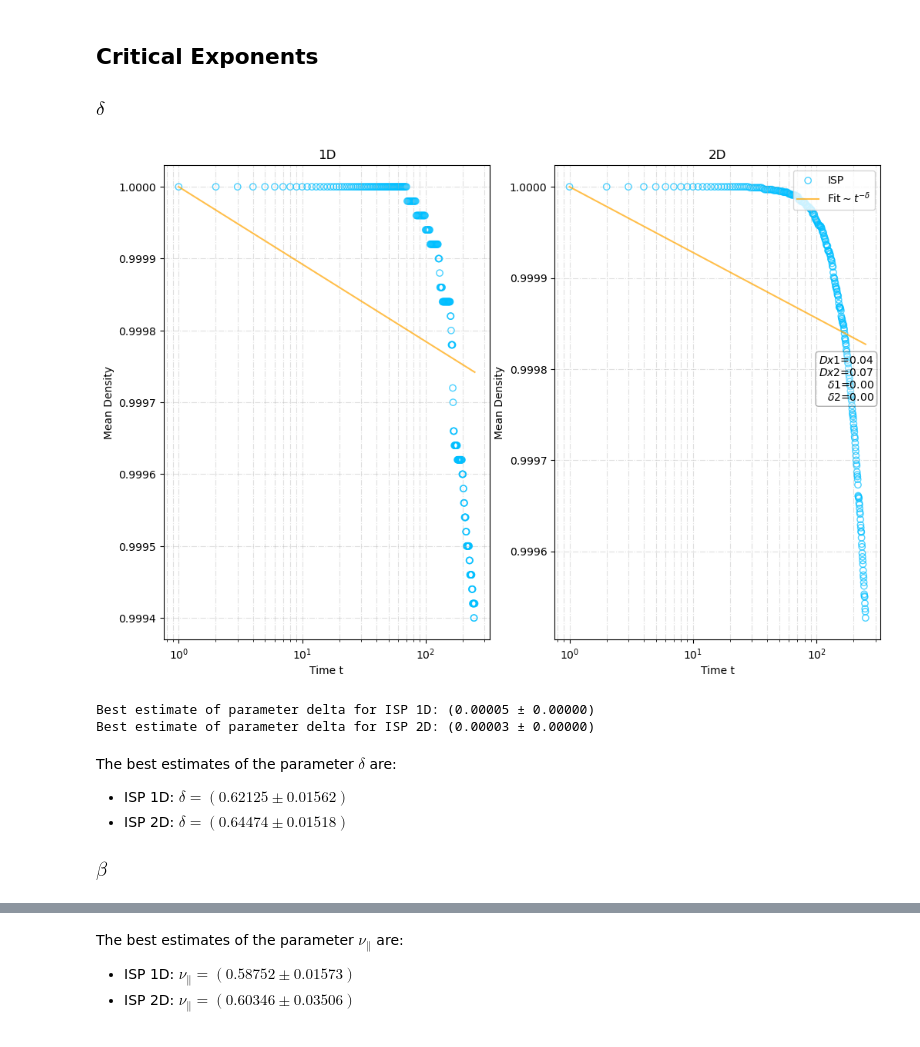
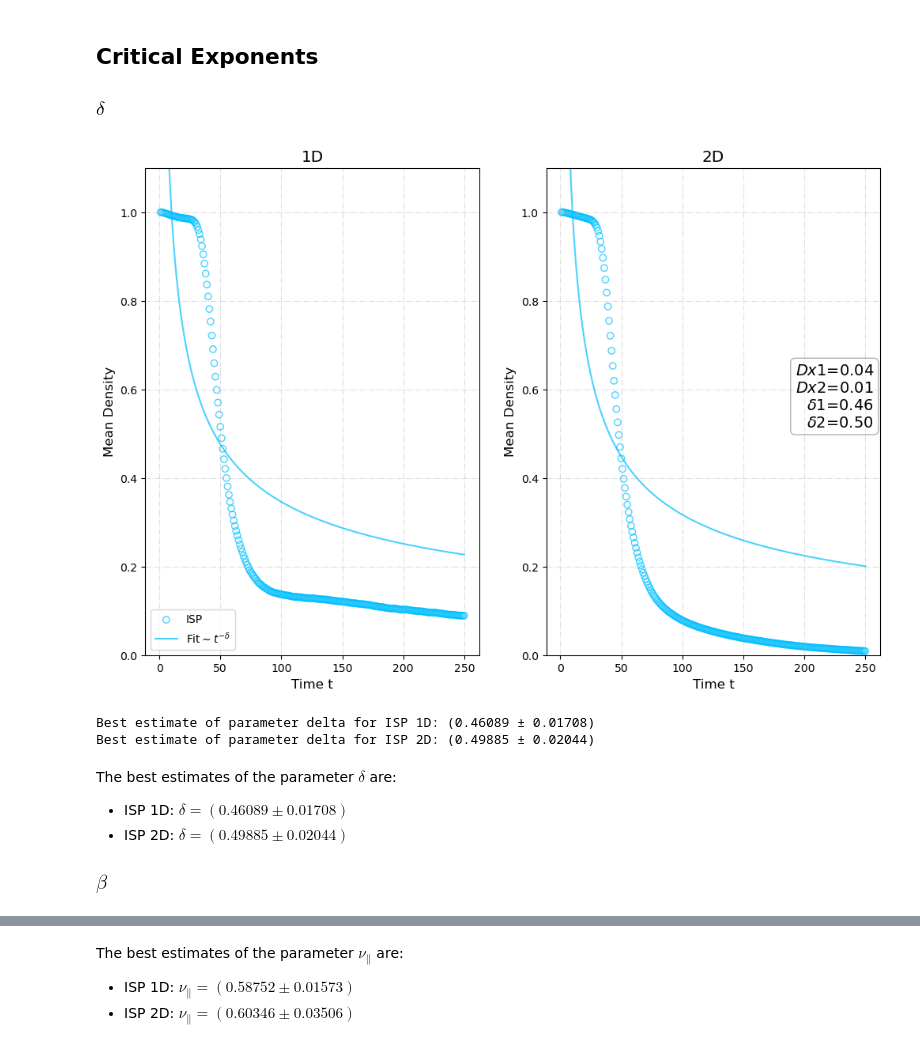
Before and after one commit to pietromalagoli/PCS, a Jupyter notebook: project.ipynb, the cells around one changed output, grey strips where cells are left out. Saved outputs shown, nothing was run; the diff lists cells and outputs as text; code cells hidden in the pictures.

Commit message:
Figure 2, 6 (only beta and delta) done. There is probably some error in the implementation of the diffusion

```diff
--- a/project.ipynb
+++ b/project.ipynb
@@ -260,6 +247,8 @@ par['alpha'] = 1.2
 par['gamma'] = 0.1
 par['lambda'] = 0.4
 par['sigma'] = 0.1
+par['Dx']=0
+par['Dy']=0
 par
 # %% [output]
 {'alpha': 1.2,
@@ -495,6 +460,7 @@ par['lambda']=0.4
 par['nu']=0.004
 par['sigma']=0.1
 par['Dy']=0.01
+par['Dx'] = 0.5
 par
 # %% [output]
 {'alpha': 1.6,
@@ -507,6 +477,6 @@ par
 # %%
-Dspan = np.linspace(1e-4,0.9,20) #100
-params = [100, 2000, dt, par, 50]
+Dspan = np.linspace(1e-4,0.9,100) #100
+params = [100, 600, dt, par, 50]
 F = m.filling_fraction_ST(m.lattice2,Pspan=Dspan,params=params)
 
 plt.figure(figsize=(12,8))
@@ -626,18 +586,27 @@ The percolation threshold was evaluated as $D^c_{x} = (0.04239 \pm0.00005)$ for
 # %% [markdown]
 ## Critical Exponents
 ### $\delta$
+# %%
+par['alpha']=1.2
+par['gamma']=0.2
+par['lambda']=0.6
+par['nu']=0.08
+par['sigma']=0.58
+par['Dy']=0.025
 # %%
 # I directly use the DP threshold values from the paper
 DP_threshold1=0.0382
 DP_threshold2=0.00685
 # %%
+import scipy as sp
 def Fdensity(x,delta):      # known scaling for the density of active sites
     return x**(-delta)
 n_iter = 100     # number of iterations per set of parameters
 models = [m.lattice1,m.lattice2,m.lattice3]
-time_steps = 500
+time_steps = 250
 max_workers = min(os.cpu_count() or 1,n_iter,8)
-t_s = 0. + dt * np.arange(time_steps)
+t_s = dt + dt * np.arange(time_steps)
+
 
 dim = 1
 model = models[dim-1]
@@ -647,8 +616,10 @@ N1 = 500
 args = [(N1,time_steps,dt,local_par1,2)]*n_iter
 active_density_mat1 = np.zeros((n_iter,time_steps))
 with concurrent.futures.ProcessPoolExecutor(max_workers=max_workers) as exe:
-    for i,res in enumerate(exe.map(model,args)):
+    i = 0
+    for res in tqdm(exe.map(model,args),token='8277133179:AAFE5QNsGn4rEAR3HzYtxmasGUarUWfbZwY',chat_id='1288694314'):
         active_density_mat1[i,:] = res[0]
+        i += 1
 mean_density1 = np.mean(active_density_mat1,axis=0)
 
 dim = 2
@@ -659,48 +630,57 @@ N2 = 100
 args = [(N2,time_steps,dt,local_par2,2)]*n_iter
 active_density_mat2 = np.zeros((n_iter,time_steps))
 with concurrent.futures.ProcessPoolExecutor(max_workers=max_workers) as exe:
-    for i,res in enumerate(exe.map(model,args)):
+    i = 0
+    for res in tqdm(exe.map(model,args),token='8277133179:AAFE5QNsGn4rEAR3HzYtxmasGUarUWfbZwY',chat_id='1288694314'):
         active_density_mat2[i,:] = res[0]
+        i += 1
 mean_density2 = np.mean(active_density_mat2,axis=0)
 # Fit
 best_delta1, best_cov1 = curve_fit(f=Fdensity,xdata=t_s,ydata=mean_density1,p0=0.24) # parameter initial guess
 best_delta2, best_cov2 = curve_fit(f=Fdensity,xdata=t_s,ydata=mean_density2,p0=0.44) # comes from the paper
 best_error1 = np.sqrt(np.diag(best_cov1))   # compute standard deviation from covariance
 best_error2 = np.sqrt(np.diag(best_cov2))
+#fit1, fit2 = sp.stats.linregress(np.log(t_s),-np.log(mean_density1)), sp.stats.linregress(np.log(t_s),-np.log(mean_density2))
+#best_delta1, best_delta2 = fit1.slope, fit2.slope
+#best_error1, best_error2 = fit1.stderr, fit2.stderr
 
 fig, ax = plt.subplots(1,2,figsize=(12,8))
 ax[0].scatter(np.arange(1,time_steps+1),mean_density1,alpha=0.7,facecolors='none', edgecolors='deepskyblue',label='ISP')
-ax[0].plot(np.arange(1,time_steps+1),Fdensity(np.arange(1,time_steps+1),best_delta1),c='deepskyblue',label=r'$Fit as t^{-\delta}$',alpha=0.7,linestyle='--')
+ax[0].plot(np.arange(1,time_steps+1),Fdensity(t_s,best_delta1),c='deepskyblue',label=r'$\text{Fit} \sim t^{-\delta}$',alpha=0.7)
 ax[0].set_xlabel('Time t',fontsize='large')
 ax[0].set_ylabel('Mean Density',fontsize='large')
-ax[0].set_xscale('log')
+#ax[0].set_xscale('log')
+#ax[0].set_yscale('log')
+ax[0].set_ylim(0,1.1)
 ax[0].set_title('1D',fontsize='x-large')
 ax[0].grid(True,which='both',alpha=0.4,linestyle='-.')
 m.add_par_box({r'$Dx2$':local_par2['Dx'], r'$\delta2$':best_delta2,
-               r'$Dx1$':local_par1['Dx'], r'$\delta1$':best_delta1},coord=[0.02,0.0.2])
+               r'$Dx1$':local_par1['Dx'], r'$\delta1$':best_delta1})
+ax[0].legend(loc='lower left')
 
 ax[1].scatter(np.arange(1,time_steps+1),mean_density2,alpha=0.7,facecolors='none', edgecolors='deepskyblue',label='ISP')
-ax[1].plot(np.arange(1,time_steps+1),Fdensity(t_s,best_delta2),c='deepskyblue',label=r'$\text{Fit} \sim t^{-\delta}$',alpha=0.7,linestyle='--')
+ax[1].plot(np.arange(1,time_steps+1),Fdensity(t_s,best_delta2),c='deepskyblue',label=r'$\text{Fit} \sim t^{-\delta}$',alpha=0.7)
 ax[1].set_xlabel('Time t',fontsize='large')
 ax[1].set_ylabel('Mean Density',fontsize='large')
-ax[1].set_xscale('log')
+#ax[1].set_xscale('log')
+#ax[1].set_yscale('log')
+ax[1].set_ylim(0,1.1)
 ax[1].set_title('2D',fontsize='x-large')
 ax[1].grid(True,which='both',alpha=0.4,linestyle='-.')
 
 plt.savefig('plots/delta.png')
-ax[0].legend(loc='lower left')
 plt.show()
 
 print(f"Best estimate of parameter delta for ISP 1D: ({float(best_delta1):.5f} ± {float(best_error1):.5f})")
 print(f"Best estimate of parameter delta for ISP 2D: ({float(best_delta2):.5f} ± {float(best_error2):.5f})")
 # %% [output]
-[figure, old version]
+[figure, new version]
-Best estimate of parameter delta for ISP 1D: (0.00005 ± 0.00000)
-Best estimate of parameter delta for ISP 2D: (0.00003 ± 0.00000)
+Best estimate of parameter delta for ISP 1D: (0.46089 ± 0.01708)
+Best estimate of parameter delta for ISP 2D: (0.49885 ± 0.02044)
 # %% [markdown]
 The best estimates of the parameter $\delta$ are:
-- ISP 1D: $\delta = (0.62125  \pm 0.01562)$
-- ISP 2D: $\delta = (0.64474 \pm 0.01518)$
+- ISP 1D: $\delta = (0.46089  \pm 0.01708)$
+- ISP 2D: $\delta = (0.49885  \pm 0.02044)$
 ### $\beta$
 # %%
 # Here I have to reproduce Figure 7
```
Also changed, not shown: parts of 24 cells of this notebook, 8 other files.
